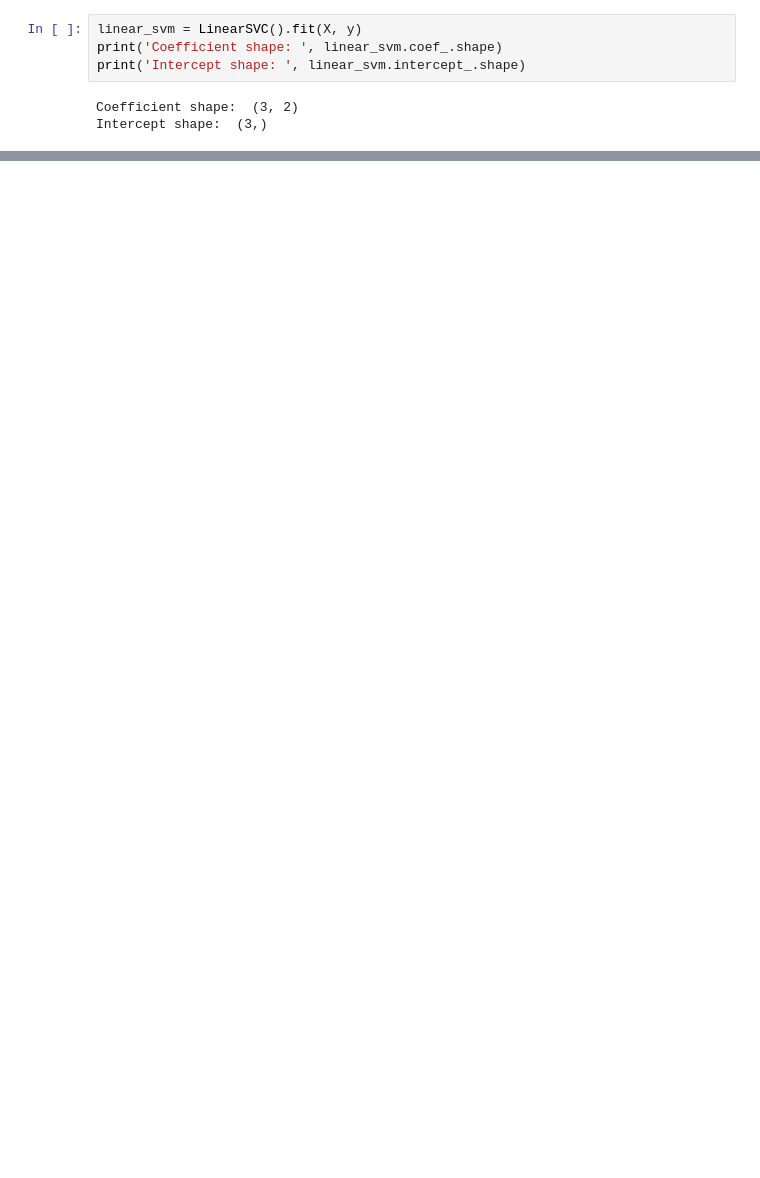
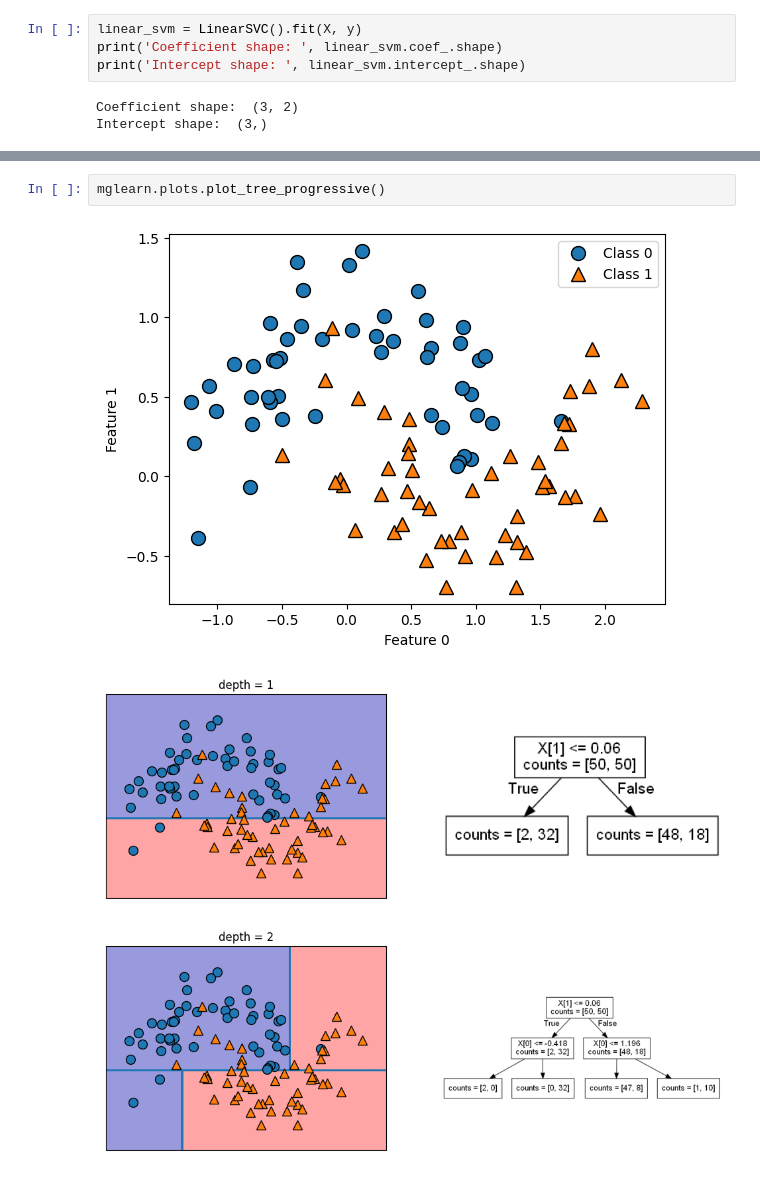
Before and after one commit to JPL-JUNO/Introduction-to-Machine-Learning-with-Python, a Jupyter notebook: Codes/Ch2.ipynb, the cells around one changed output, grey strips where cells are left out. Cells and saved outputs as stored; diff of their text form; blank space fills up the shorter version.

```diff
--- a/Codes/Ch2.ipynb
+++ b/Codes/Ch2.ipynb
@@ -594,0 +648,6 @@ plt.show()
+# %%
+mglearn.plots.plot_tree_progressive()
+# %% [output]
+[figure, added]
+[figure, added]
+[figure, added]
```
Also changed, not shown: parts of 27 cells of this notebook, 3 other files.
